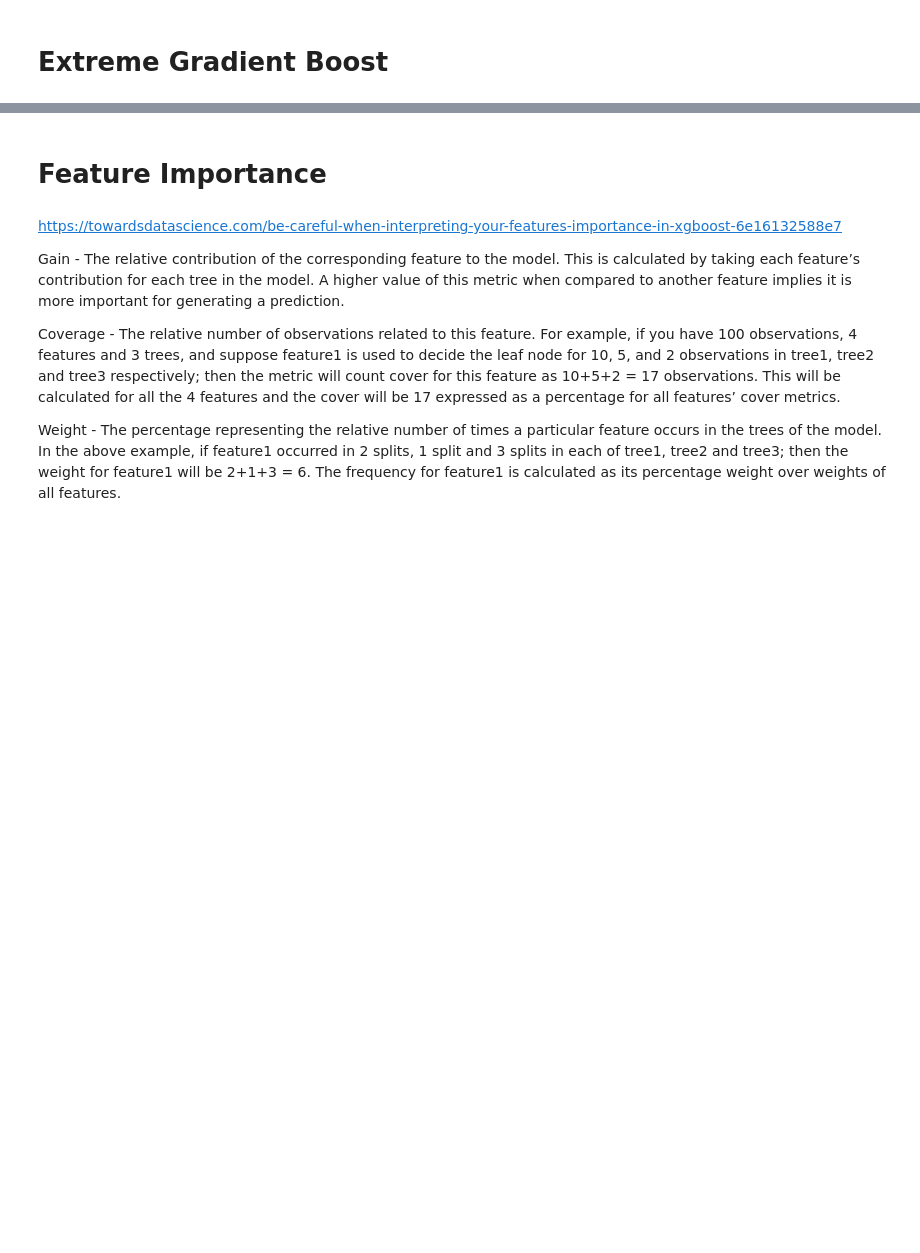
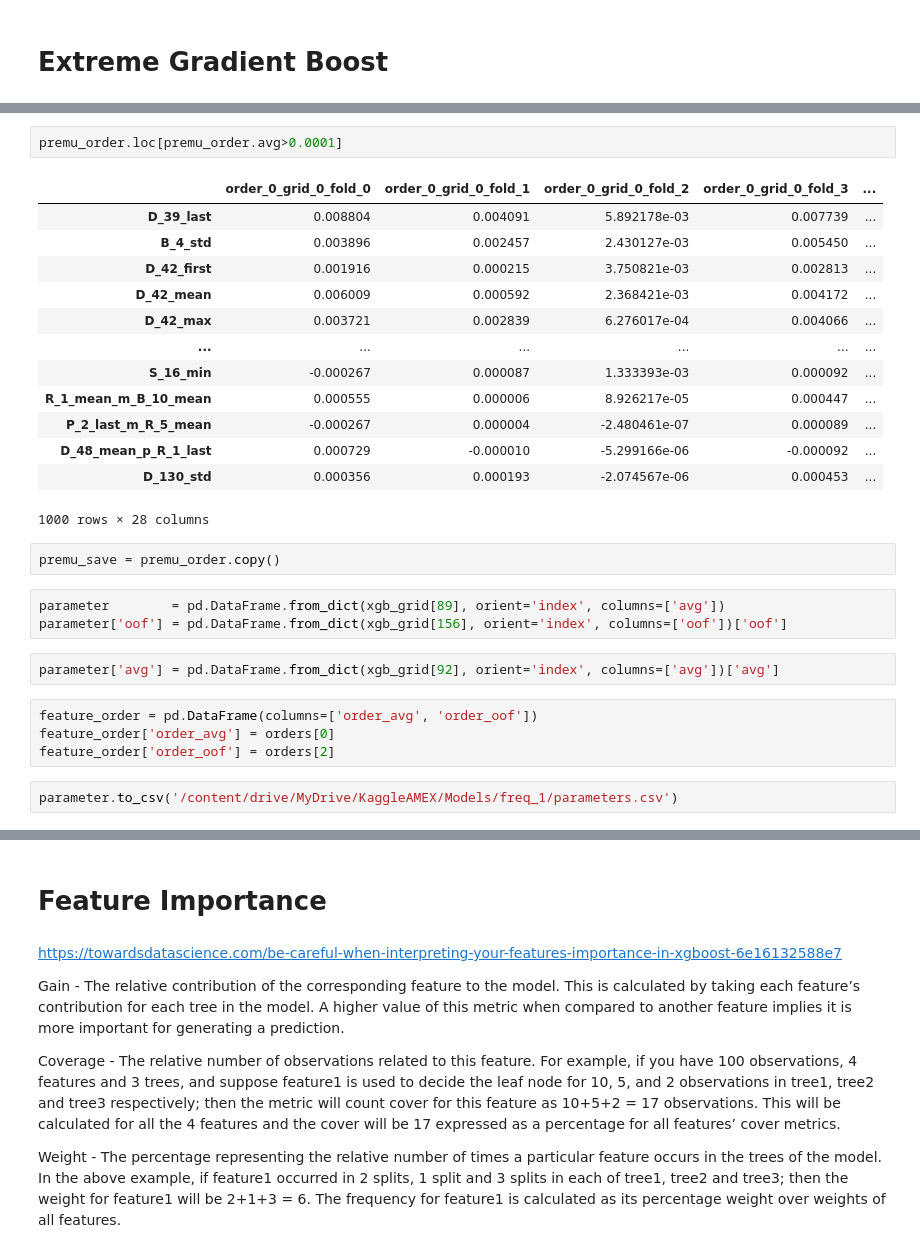
Before and after one commit to gzguevara/amex_kaggle, a Jupyter notebook: Train_Test.ipynb, the cells around one changed output, grey strips where cells are left out. Cells and saved outputs as stored; diff of their text form; blank space fills up the shorter version.

```diff
--- a/Train_Test.ipynb
+++ b/Train_Test.ipynb
@@ -433,0 +470,29 @@ Metric = 0.6285683595570538, Best = nan
+# %%
+premu_order.loc[premu_order.avg>0.0001]
+# %% [output]
+|  | order_0_grid_0_fold_0 | order_0_grid_0_fold_1 | order_0_grid_0_fold_2 | order_0_grid_0_fold_3 | ... |
+| D_39_last | 0.008804 | 0.004091 | 5.892178e-03 | 0.007739 | ... |
+| B_4_std | 0.003896 | 0.002457 | 2.430127e-03 | 0.005450 | ... |
+| D_42_first | 0.001916 | 0.000215 | 3.750821e-03 | 0.002813 | ... |
+| D_42_mean | 0.006009 | 0.000592 | 2.368421e-03 | 0.004172 | ... |
+| D_42_max | 0.003721 | 0.002839 | 6.276017e-04 | 0.004066 | ... |
+| ... | ... | ... | ... | ... | ... |
+| S_16_min | -0.000267 | 0.000087 | 1.333393e-03 | 0.000092 | ... |
+| R_1_mean_m_B_10_mean | 0.000555 | 0.000006 | 8.926217e-05 | 0.000447 | ... |
+| P_2_last_m_R_5_mean | -0.000267 | 0.000004 | -2.480461e-07 | 0.000089 | ... |
+| D_48_mean_p_R_1_last | 0.000729 | -0.000010 | -5.299166e-06 | -0.000092 | ... |
+| D_130_std | 0.000356 | 0.000193 | -2.074567e-06 | 0.000453 | ... |
+1000 rows × 28 columns
+# %%
+premu_save = premu_order.copy()
+# %%
+parameter        = pd.DataFrame.from_dict(xgb_grid[89], orient='index', columns=['avg'])
+parameter['oof'] = pd.DataFrame.from_dict(xgb_grid[156], orient='index', columns=['oof'])['oof']
+# %%
+parameter['avg'] = pd.DataFrame.from_dict(xgb_grid[92], orient='index', columns=['avg'])['avg']
+# %%
+feature_order = pd.DataFrame(columns=['order_avg', 'order_oof'])
+feature_order['order_avg'] = orders[0]
+feature_order['order_oof'] = orders[2]
+# %%
+parameter.to_csv('/content/drive/MyDrive/KaggleAMEX/Models/freq_1/parameters.csv')
```
Also changed, not shown: parts of 35 cells of this notebook.
